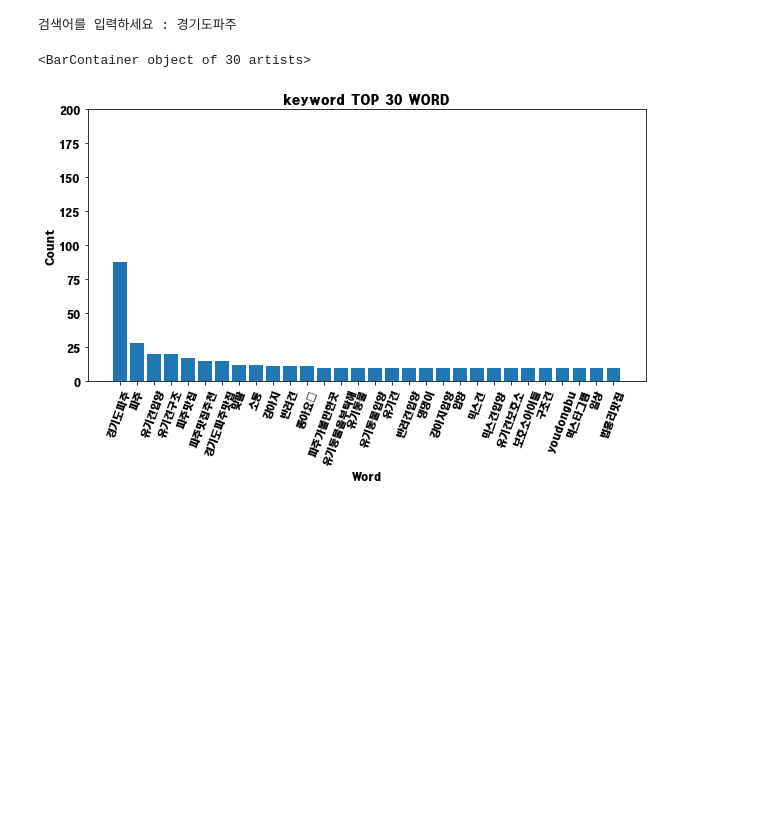
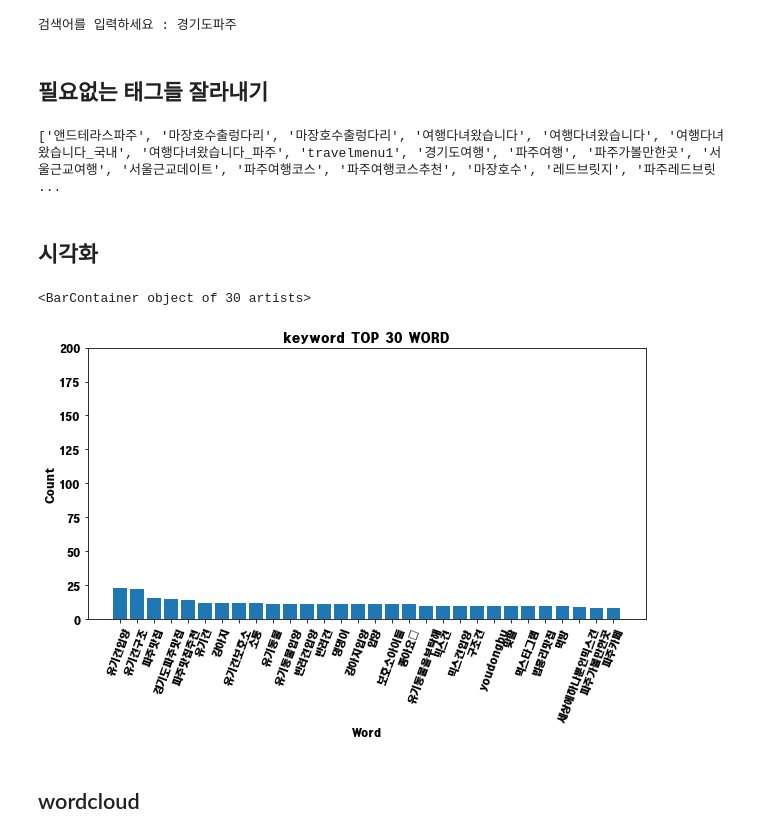
Before and after one commit to clock18/Jupiter, a Jupyter notebook: MLP_Project_4.ipynb, the cells around one changed output. Drawn from its saved outputs; the diff is of its cells as text; code cells hidden in the pictures; blank space fills up the shorter version.

```diff
--- a/MLP_Project_4.ipynb
+++ b/MLP_Project_4.ipynb
@@ -52,42 +56,55 @@ driver.get('https://www.instagram.com/explore/tags/' + _keyword + '/')
 driver.find_element_by_css_selector('div.v1Nh3.kIKUG._bz0w').click() #첫번째 게시물 열기
 time.sleep(5)
 # %%
-results = []
+tagCollect = []
 count = 100
 for i in range(count):
     data = driver.find_elements_by_css_selector('a.xil3i') # 해쉬태그 정보 저장
     for j in range(len(data)):
-        results.append(data[j].text.replace("#","")) # '#'없애기
+        tagCollect.append(data[j].text.replace("#","")) # '#'없애기
 
     driver.find_element_by_css_selector("div.l8mY4.feth3").click() #다음 게시물로 이동
     time.sleep(3)
+# %% [markdown]
+## 필요없는 태그들 잘라내기
+# %%
+stop_words = ["울산","경기도파주", "경기도", "파주", "경상북도", "경북", "경산", "대전", "유성", "전라남도", "전남", "광양", "나주", "강원도", "태백", "경주", "부산", "부산광역시", "북구", "안성", "경상남도", "경남", "진주", "제주", "화성", "칠곡", "충청남도", "충남", "논산", "전라북도", "전북", "임실", "서울","서울광역시", "은평","부산광역시강서구", "부산광역시사상구", "부산광역시북구",""]
+tagMost = [ i for i in tagCollect if i not in stop_words ]
+
+print(tagMost)
+# %% [output]
+['앤드테라스파주', '마장호수출렁다리', '마장호수출렁다리', '여행다녀왔습니다', '여행다녀왔습니다', '여행다녀왔습니다_국내', '여행다녀왔습니다_파주', 'travelmenu1', '경기도여행', '파주여행', '파주가볼만한곳', '서울근교여행', '서울근교데이트', '파주여행코스', '파주여행코스추천', '마장호수', '레드브릿지', '파주레드브릿 ...
+# %% [markdown]
+## 시각화
 # %%
 import nltk
 
-results_str = " ".join(results) # 결과값 list to string
+results_str = " ".join(tagMost) # 결과값 list to string
 tokens = results_str.split(" ") # 각 단어별로 떼어 내서
 text = nltk.Text(tokens) # text에 저장하고
 topWord = text.vocab().most_common(30) # 가장 많이 등장하는 30개의 단어를 추려낸다.
 count = 30
 xlist = [a[0] for a in topWord[:count ]]
 ylist = [a[1] for a in topWord[:count ]]
 
 # 한글 폰트 설정 ( 깨짐 방지 )
 from matplotlib import font_manager, rc
 font_path = "C:\Windows\Fonts\HMKMRHD.ttf"
 font = font_manager.FontProperties(fname=font_path).get_name()
 rc('font', family=font)
 
 plt.figure(figsize = (10,5)) # 그래프 크기 지정
 plt.xlabel('Word') # X축 이름
 plt.xticks(rotation=70) # X축 라벨 회전
 plt.ylabel('Count') # Y축 이름
 plt.title('keyword TOP '+str(count)+' WORD')
 plt.ylim([0, 200]) # 그래프의 Y축 크기 조절
 plt.bar(xlist,ylist) # bar로 실행하면 막대그래프. plot으로 실행하면 꺾은선 그래프.
 # %% [output]
 <BarContainer object of 30 artists>
-[figure, old version]
+[figure, new version]
+# %% [markdown]
+## wordcloud
 # %%
 from wordcloud import WordCloud
 
```
Also changed, not shown: parts of 13 cells of this notebook.
